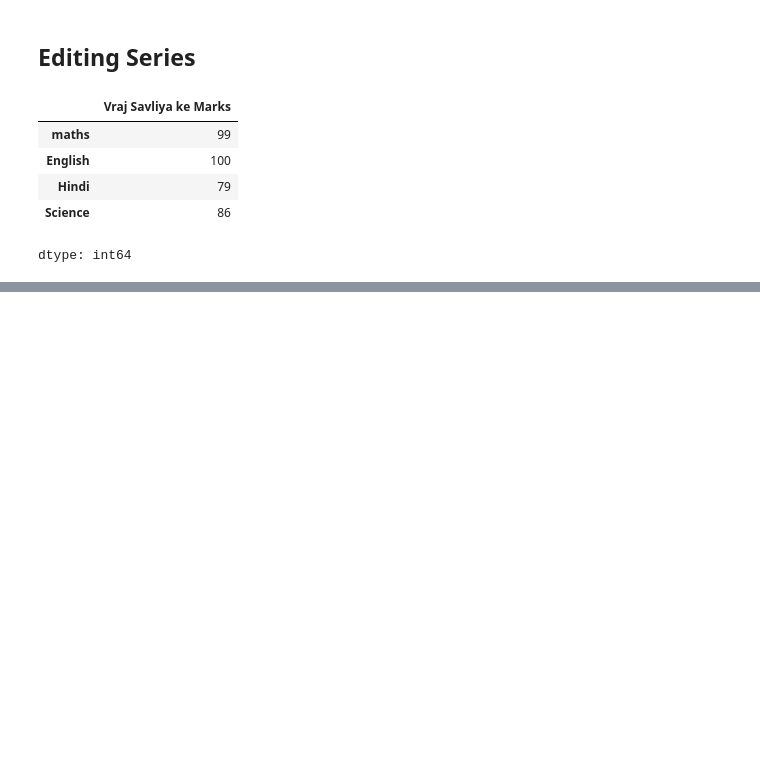
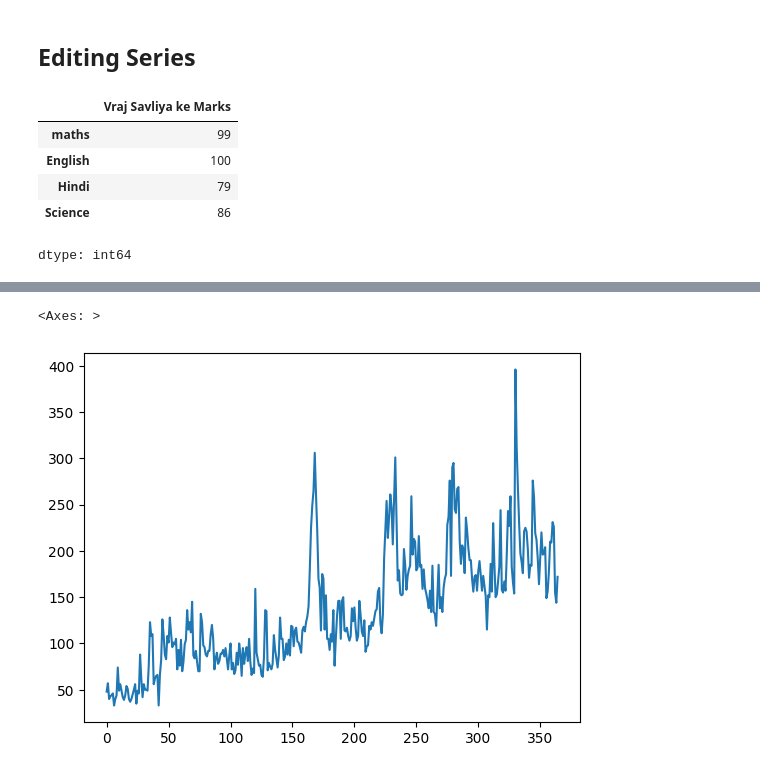
Before and after one commit to vrajsavliya/ml_learning, a Jupyter notebook: Pandas_1_series.ipynb, the cells around one changed output, grey strips where cells are left out. Drawn from its saved outputs; the diff is of its cells as text; code cells hidden in the pictures; blank space fills up the shorter version.

```diff
--- a/Pandas_1_series.ipynb
+++ b/Pandas_1_series.ipynb
@@ -408,0 +528,5 @@ dtype: int64
+# %%
+subs.plot()
+# %% [output]
+<Axes: >
+[figure, added]
```
Also changed, not shown: parts of 14 cells of this notebook.
